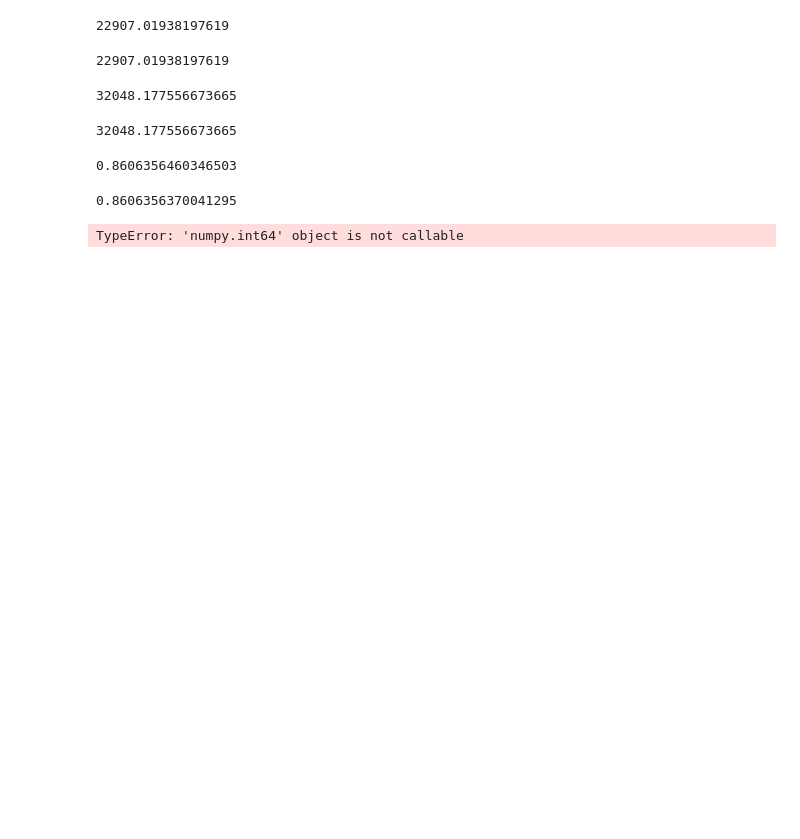
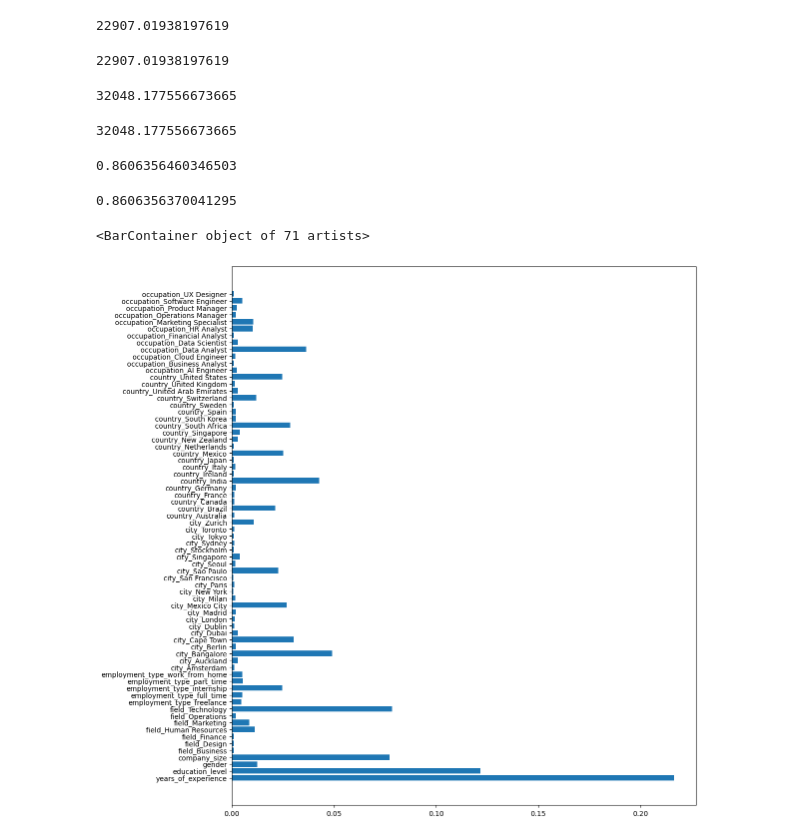
Before and after one commit to KaraniAbdellah/Job_Market, a Jupyter notebook: model_anaylsing.ipynb, the cells around one changed output. Drawn from its saved outputs; the diff is of its cells as text; code cells hidden in the pictures; blank space fills up the shorter version.

```diff
--- a/model_anaylsing.ipynb
+++ b/model_anaylsing.ipynb
@@ -16,5 +18,6 @@ drive  sample_data  x_test_set.csv  y_test_set.csv
 # %%
 # Load The Model
-model = joblib.load("./drive/MyDrive/git_projects/my_model.pkl")
+# model = joblib.load("./drive/MyDrive/git_projects/my_model.pkl")
+model = joblib.load("./my_model.pkl")
 model
 # %% [output]
@@ -128,14 +146,11 @@ r_2(y_pred=y_pred_real_df["salary_pred"], y_true=y_pred_real_df["salary"])
 # %%
 # Features Importance
 features_names = list(model.feature_names_in_)
 features_importances = list(model.feature_importances_)
-dic_f = {}
-for i in range(len(features_names)):
-    dic_f[features_names[i]] = features_importances[i]
-print(dic_f)
 
 # Visuale The Feature Importance
 plt.figure(figsize=(12, 14))
 plt.barh(features_names, features_importances)
 # %% [output]
-TypeError: 'numpy.int64' object is not callable
+<BarContainer object of 71 artists>
+[figure, added]
```
Also changed, not shown: parts of 6 cells of this notebook, 1 other file.
